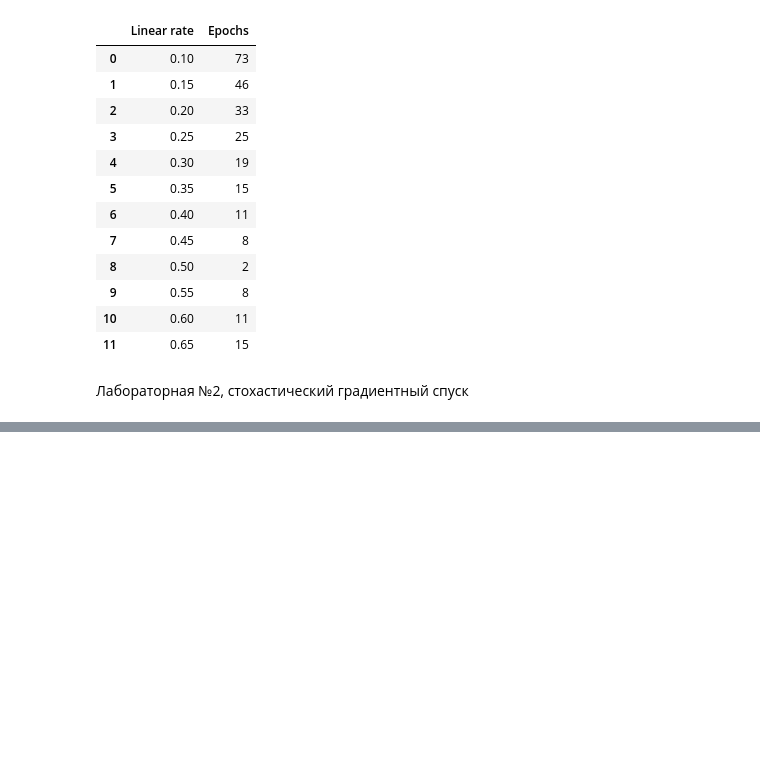
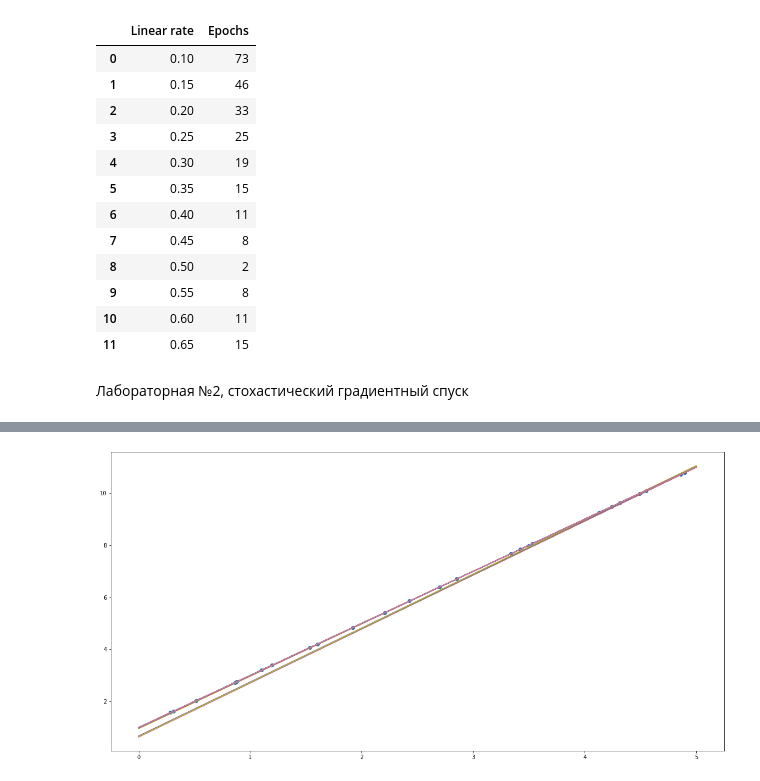
Before and after one commit to labs-metoptim/lab-metopt-1, a Jupyter notebook: gradient_descent.ipynb, the cells around one changed output, grey strips where cells are left out. Drawn from its saved outputs; the diff is of its cells as text; code cells hidden in the pictures; blank space fills up the shorter version.

```diff
--- a/gradient_descent.ipynb
+++ b/gradient_descent.ipynb
@@ -382,0 +465,8 @@ array([3.14500421, 4.12753325, 7.61911551, 5.85003761, 2.50488154,
+# %%
+painter = Draw(0, 5)
+points = np.stack(painter.draw_line_points(25, 2, 1), axis = 1)
+linear = Linear_Regression(points)
+full_fun = linear.get_full_Function()
+lin_rate_test_list = np.arange(5e-5, 1e-3, 5e-5)
+get_table(linear, make_point(0, 0), lin_rate_test_list, full_fun)
+# %% [output]
@@ -382,0 +490 @@ array([3.14500421, 4.12753325, 7.61911551, 5.85003761, 2.50488154,
+[figure, added]
```
Also changed, not shown: parts of 7 cells of this notebook.
